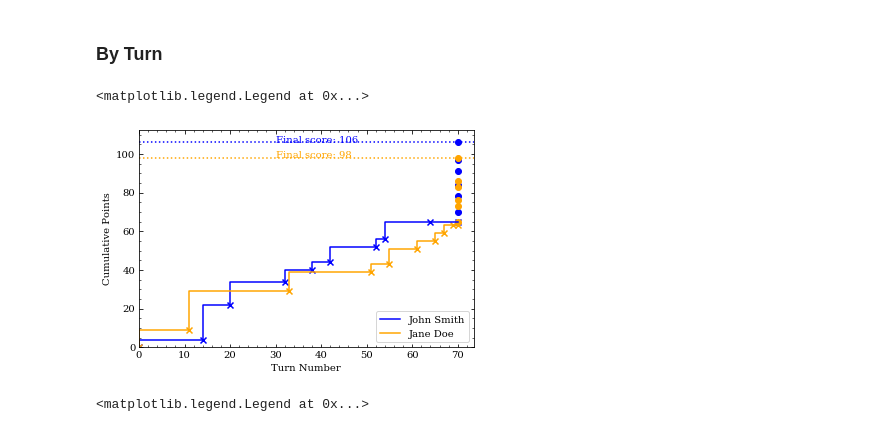
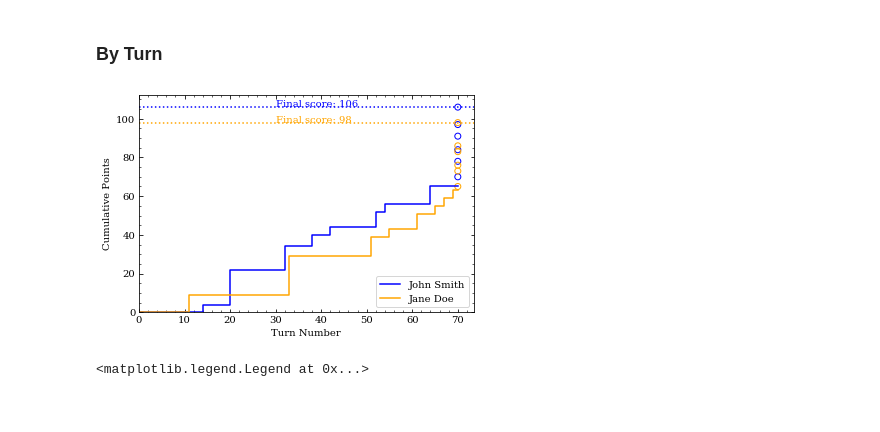
Before and after one commit to privong/CarcassonneScore, a Jupyter notebook: analysis/SampleAnalysis-SingleGame.ipynb, the cells around one changed output. Cells and saved outputs as stored; diff of their text form; code cells hidden in the pictures.

Commit message:
add distribution of times taken per turn (not accurate w/ sample data because seconds were not saved to timestamps) updates to score evolution - fix leading steps in plot - de-clutter plot symbols

```diff
--- a/analysis/SampleAnalysis-SingleGame.ipynb
+++ b/analysis/SampleAnalysis-SingleGame.ipynb
@@ -64,40 +67,38 @@ for i, playerID in enumerate(playerIDs):
     rec = cur.execute('''SELECT turnNum,ingame,points FROM scores WHERE gameID={0:d} and playerID={1:d}'''.format(gameID,
                                                                                                                   playerID[0])).fetchall()
     rec = np.array(rec, dtype=sdtype)
     endT = cur.execute('''SELECT turnNum from scores WHERE gameID={0:d} ORDER BY turnNum DESC LIMIT 1'''.format(gameID)).fetchall()[0][0]
     end = np.array((endT, 1, 0), dtype=sdtype)
     rec = np.hstack((start, rec, end))
     ig = rec['ingame'] == 1
     postscore = np.sum(rec['points'][ig])
-    ax[0][0].scatter(rec['turnNum'][ig],
-                     np.cumsum(rec['points'][ig]),
-                     marker='x',
-                     c=colors[i])
     ax[0][0].step(rec['turnNum'][ig],
                   np.cumsum(rec['points'][ig]),
+                  where='post',
                   color=colors[i],
                   label=players[i])
     ax[0][0].scatter(rec['turnNum'][~ig],
                      postscore + np.cumsum(rec['points'][~ig]),
                      marker='o',
-                     c=colors[i])
+                     facecolor='',
+                     edgecolor=colors[i])
     fscore = np.sum(rec['points'])
     ax[0][0].axhline(fscore,
                      ls=':',
                      color=colors[i])
     plt.annotate('Final score: {0:1.0f}'.format(fscore),
                  (30, fscore),
                  color=colors[i])
 ax[0][0].set_xlabel('Turn Number')
 ax[0][0].set_ylabel('Cumulative Points')
 ax[0][0].set_xlim([0, rec['turnNum'][-1]*1.05])
 ylims = ax[0][0].get_ylim()
 ax[0][0].set_ylim([0, ylims[1]])
 ax[0][0].minorticks_on()
 ax[0][0].legend(loc='best')
+fig.savefig('score-turn.png', bbox_inches='tight')
 # %% [output]
-<matplotlib.legend.Legend at 0x...>
-[figure, old version]
+[figure, new version]
 # %%
 # JOIN the scores and turns tables to get the timesteps for a sample game
 # %%
```
Also changed, not shown: parts of 6 cells of this notebook.
